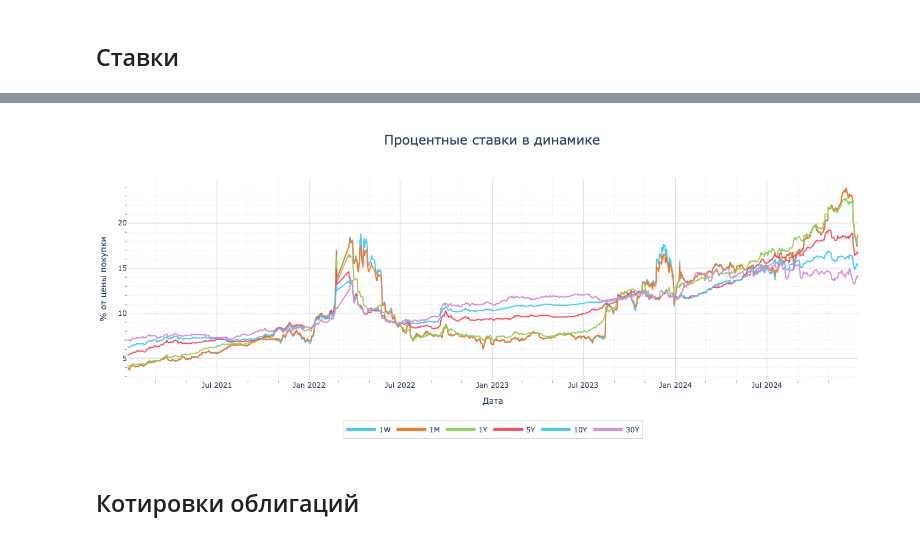
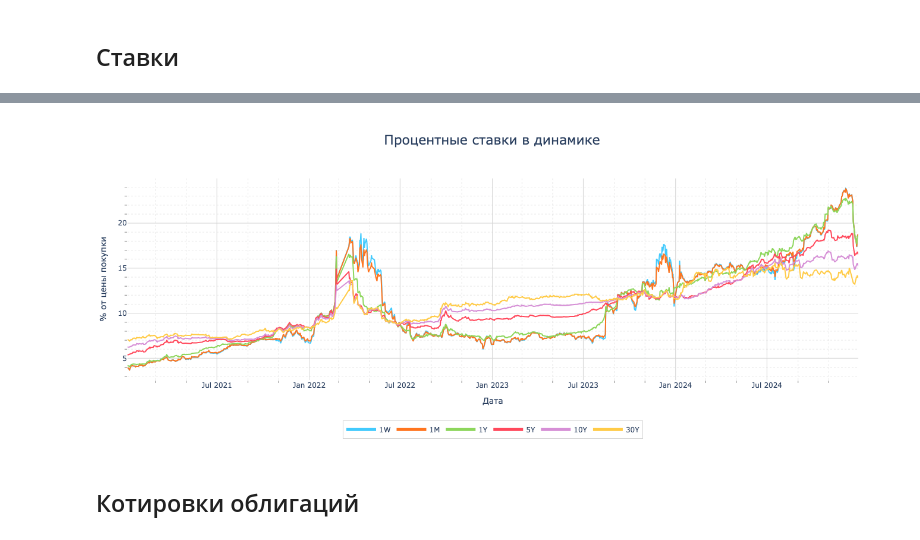
Before and after one commit to seemsGoodNow/risk_management_2, a Jupyter notebook: project.ipynb, the cells around one changed output, grey strips where cells are left out. Cells and saved outputs as stored; diff of their text form; code cells hidden in the pictures.

```diff
--- a/project.ipynb
+++ b/project.ipynb
@@ -15,6 +54,8 @@
 6. Котировки фьючерса и опционов на фьючерс на один выбранный актив из предыдущего пункта — выбрать один торговый день за 2024 год. Срок погашения и фьючерса, и опционов взять ближайшие к выбранному дню, но не ближе, чем 1 месяц. Опционы и Put, и Call — только для бонусного задания.
 # %%
 path_data = 'data/'
+start = '2021-01-01'
+end = '2025-01-01'
 # %%
 import os
 import pandas as pd
@@ -51,7 +92,8 @@ def make_str_bold(s):
 
 colors = [
     '#42CAFD', '#FF751F', '#8DD65C', '#FF495C',
-    '#42CAFD', '#D68FD6', '#FFCB47',
+    '#D68FD6',
+    '#FFCB47',
     '#DACC3E', '#CC5A71', '#A44200',
     '#42CAFD', '#FF751F', '#8DD65C', '#FF495C',
     '#42CAFD', '#D68FD6', '#FFCB47',
@@ -223,8 +257,17 @@ plot_ts_plotly(
 # %%
 rates = pd.read_excel(path_data + 'rates.xlsx')
 rates['Дата'] = pd.to_datetime(rates['Дата'], format='%d.%m.%Y')
-rates = rates.rename(columns={
-    col: col.split()[-1] for col in rates.columns[1:]
-})
-rates.head()
+rates = (
+    rates
+    .rename(columns={
+        col: col.split()[-1] for col in rates.columns[1:]
+    })
+    .set_index('Дата')
+    .drop(columns=['РФ'])
+)
+rates = rates[
+    (rates.index >= pd.Timestamp(start))
+    & (rates.index < pd.Timestamp(end))
+]
+rates.tail()
 # %% [output]
@@ -237,13 +281,13 @@ rates.head()
 # %%
 cols_to_show = ['1W', '1M', '1Y', '5Y', '10Y', '30Y']
 plot_ts_plotly(
-    rates,
+    rates.reset_index(),
     x='Дата',
     y=cols_to_show,
     title='Процентные ставки в динамике'
 )
 # %% [output]
-[figure, old version]
+[figure, new version]
 # %% [markdown]
 ## Котировки облигаций
 # %%
```
Also changed, not shown: parts of 17 cells of this notebook, 3 other files.
